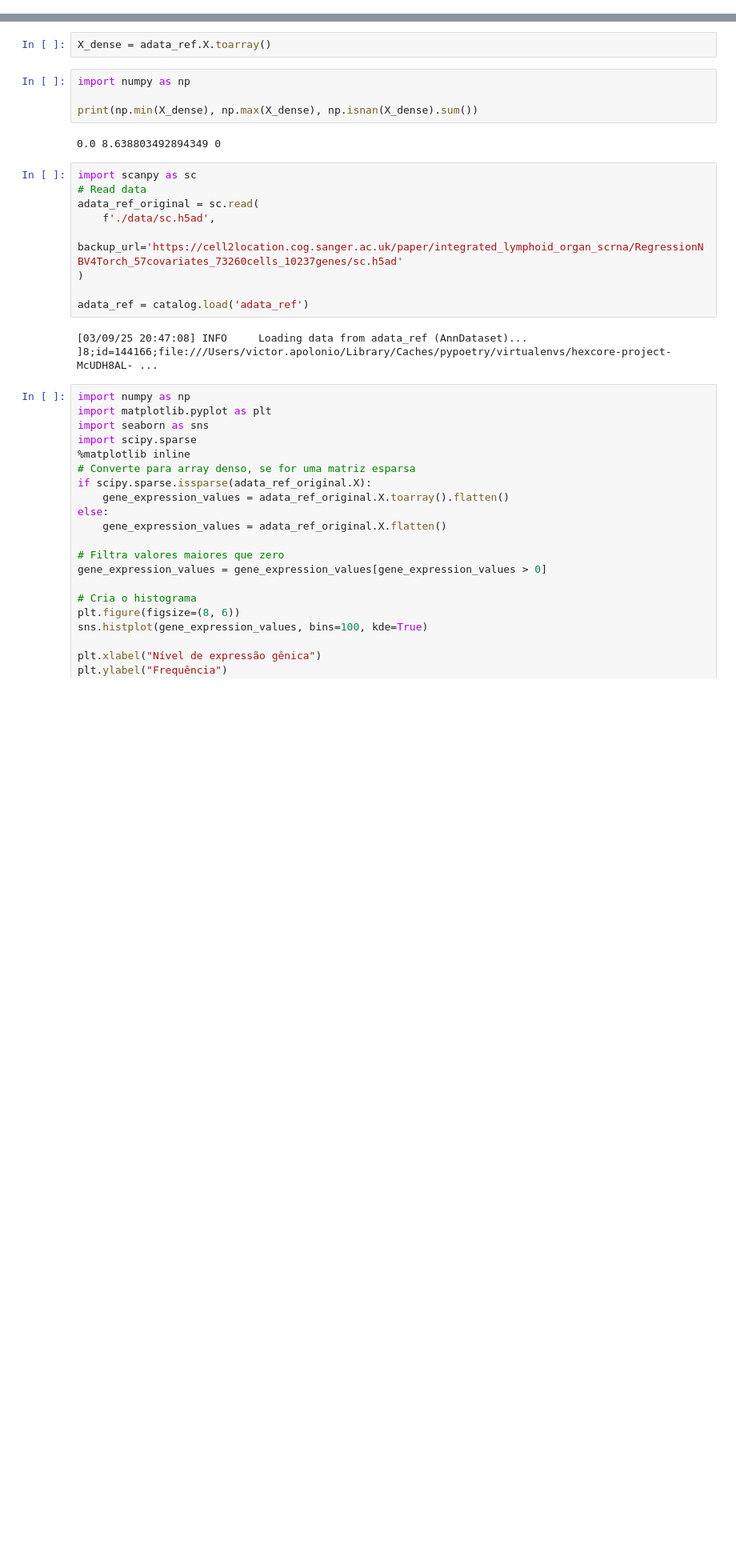
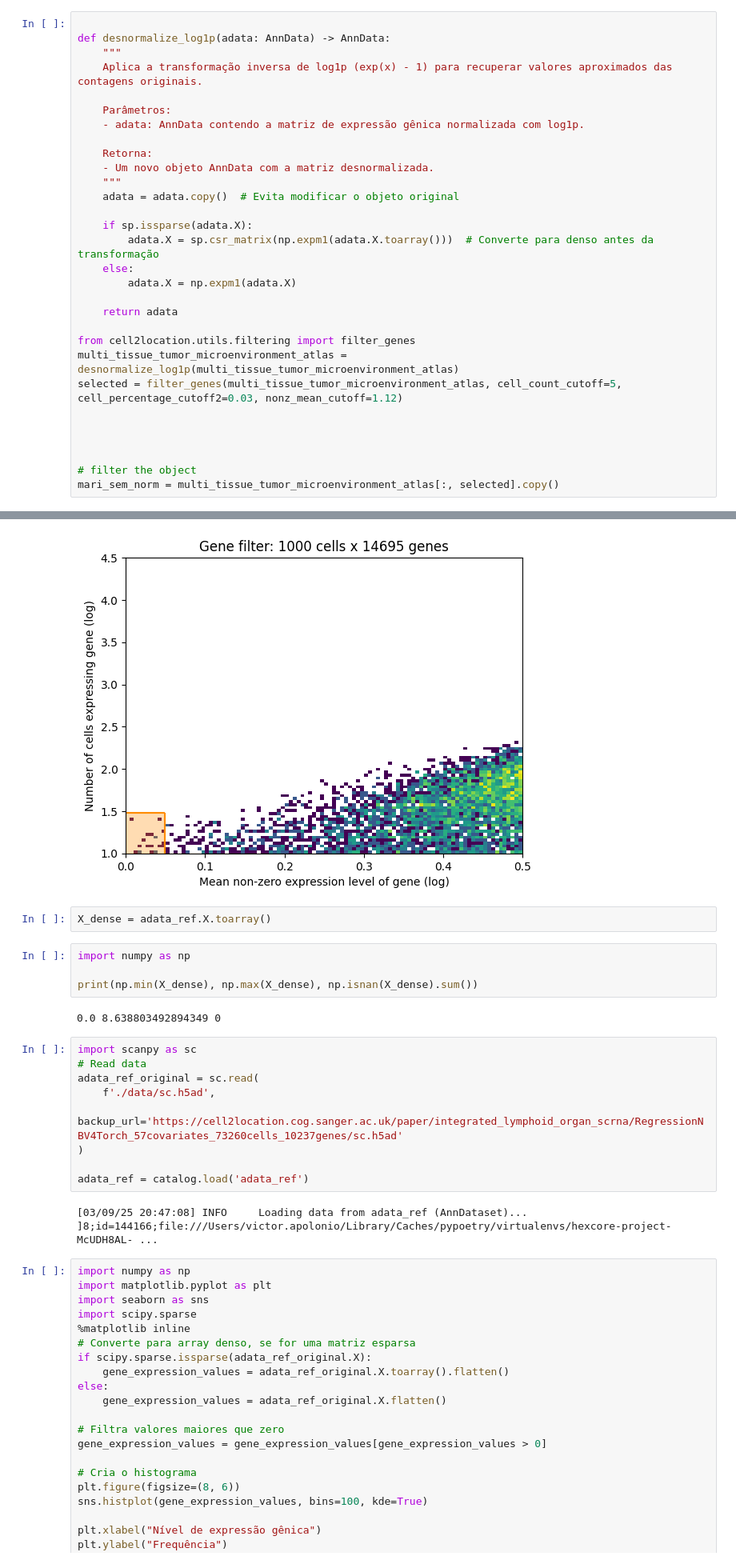
Before and after one commit to sysbiolab/hexcore-project, a Jupyter notebook: notebooks/pipeline/load_atlas_data.ipynb, the cells around one changed output, grey strips where cells are left out. Shown: that part at 80% size. Cells and saved outputs as stored; diff of their text form; blank space fills up the shorter version.

```diff
--- a/notebooks/pipeline/load_atlas_data.ipynb
+++ b/notebooks/pipeline/load_atlas_data.ipynb
@@ -30,0 +61,31 @@ adata_ref.shape
+# %%
+
+def desnormalize_log1p(adata: AnnData) -> AnnData:
+    """
+    Aplica a transformação inversa de log1p (exp(x) - 1) para recuperar valores aproximados das contagens originais.
+
+    Parâmetros:
+    - adata: AnnData contendo a matriz de expressão gênica normalizada com log1p.
+
+    Retorna:
+    - Um novo objeto AnnData com a matriz desnormalizada.
+    """
+    adata = adata.copy()  # Evita modificar o objeto original
+
+    if sp.issparse(adata.X):
+        adata.X = sp.csr_matrix(np.expm1(adata.X.toarray()))  # Converte para denso antes da transformação
+    else:
+        adata.X = np.expm1(adata.X)
+
+    return adata
+
+from cell2location.utils.filtering import filter_genes
+multi_tissue_tumor_microenvironment_atlas = desnormalize_log1p(multi_tissue_tumor_microenvironment_atlas)
+selected = filter_genes(multi_tissue_tumor_microenvironment_atlas, cell_count_cutoff=5, cell_percentage_cutoff2=0.03, nonz_mean_cutoff=1.12)
+
+
+
+
+# filter the object
+mari_sem_norm = multi_tissue_tumor_microenvironment_atlas[:, selected].copy()
+# %% [output]
@@ -31,3 +93,4 @@ adata_ref.shape
+[figure, added]
 # %%
 X_dense = adata_ref.X.toarray()
 # %%
```
Also changed, not shown: parts of 7 cells of this notebook, 1 other file.
